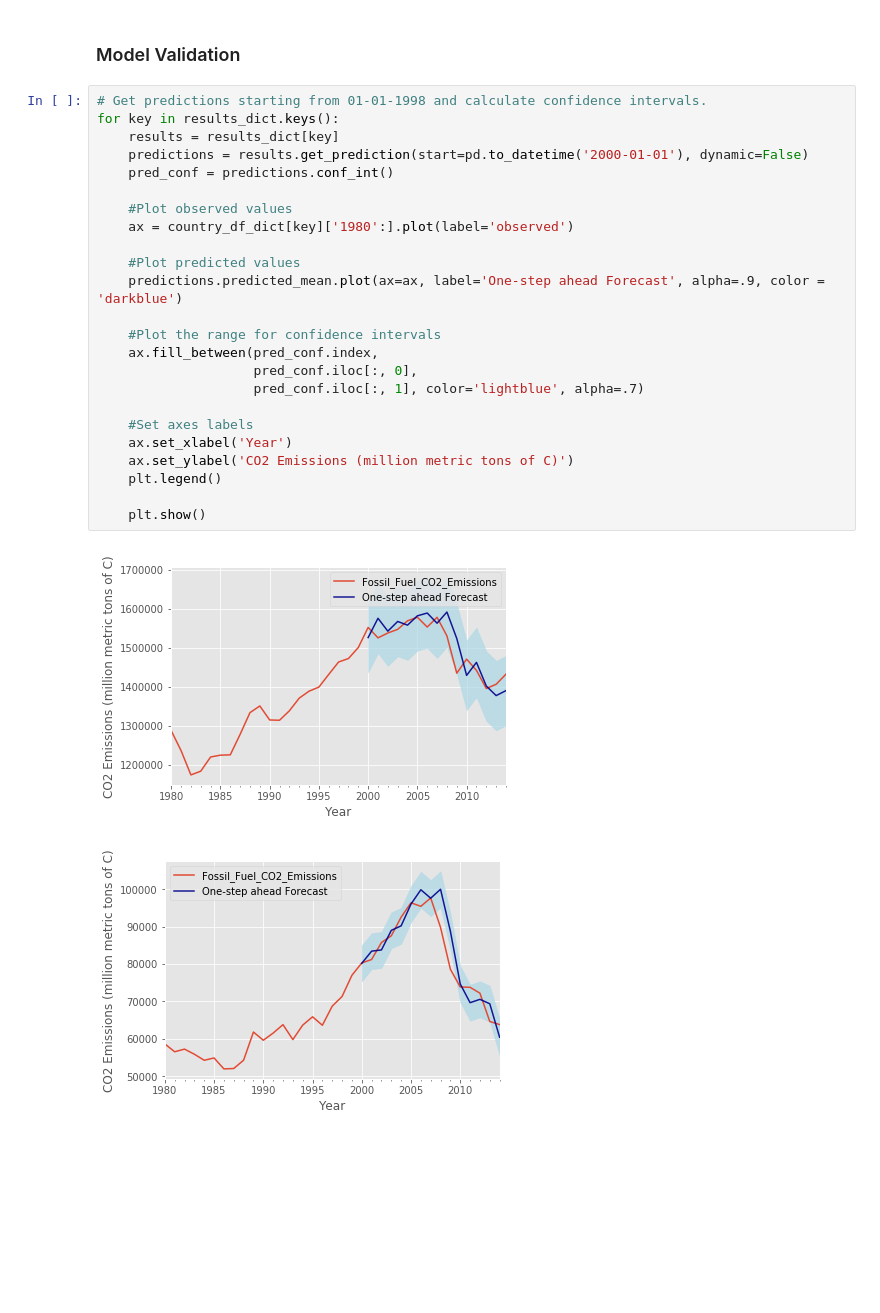
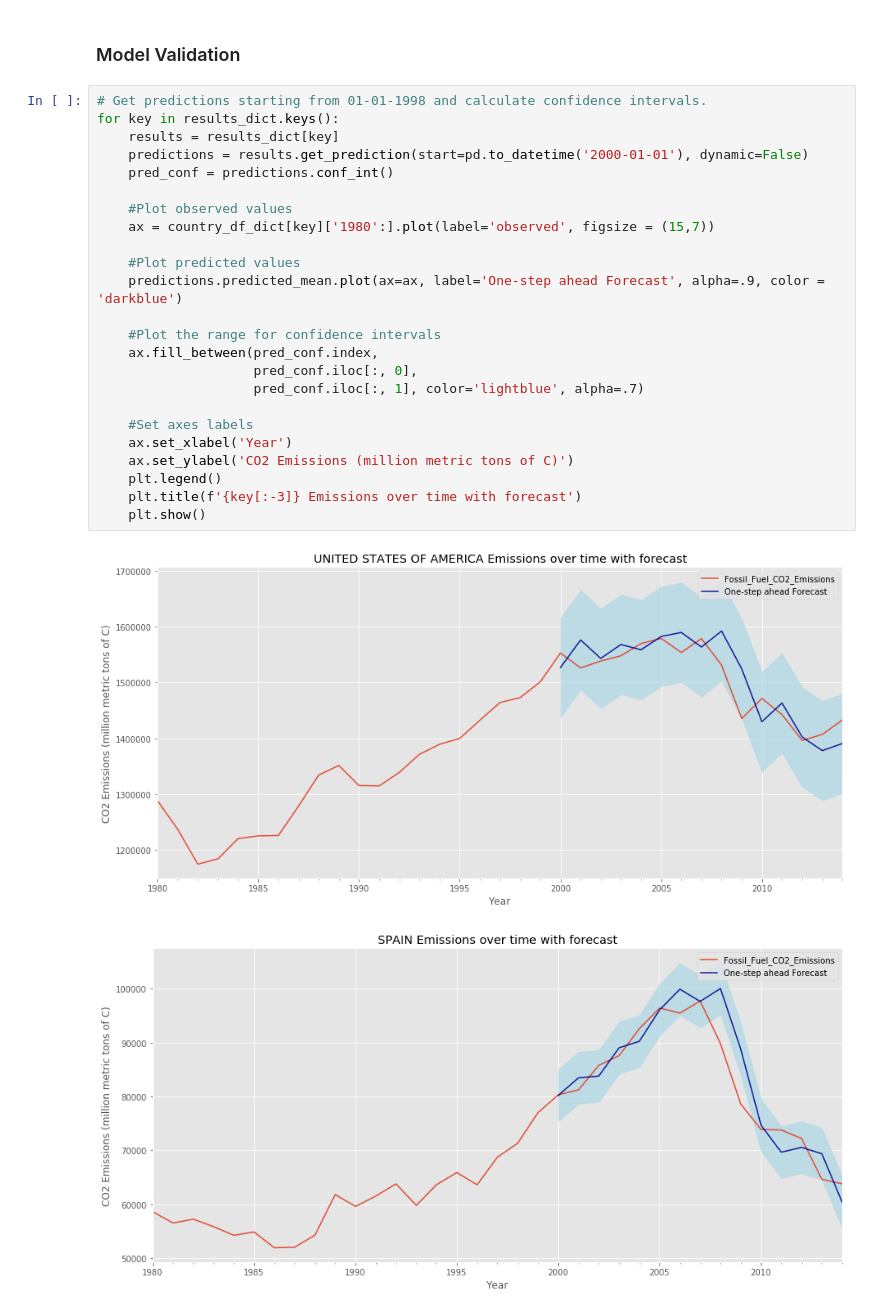
Before and after one commit to BenGeissel/Country-CO2-Emission-Time-Series-Analysis-Mod4Project, a Jupyter notebook: Mod4Project_workfile_Ben_v2.ipynb, the cells around one changed output. Saved outputs shown, nothing was run; the diff lists cells and outputs as text; blank space fills up the shorter version.

```diff
--- a/Mod4Project_workfile_Ben_v2.ipynb
+++ b/Mod4Project_workfile_Ben_v2.ipynb
@@ -391,27 +391,27 @@ Warnings:
 # %%
 # Get predictions starting from 01-01-1998 and calculate confidence intervals.
 for key in results_dict.keys():
     results = results_dict[key]
     predictions = results.get_prediction(start=pd.to_datetime('2000-01-01'), dynamic=False)
     pred_conf = predictions.conf_int()
 
     #Plot observed values
-    ax = country_df_dict[key]['1980':].plot(label='observed')
+    ax = country_df_dict[key]['1980':].plot(label='observed', figsize = (15,7))
 
     #Plot predicted values
     predictions.predicted_mean.plot(ax=ax, label='One-step ahead Forecast', alpha=.9, color = 'darkblue')
 
     #Plot the range for confidence intervals
     ax.fill_between(pred_conf.index,
                     pred_conf.iloc[:, 0],
                     pred_conf.iloc[:, 1], color='lightblue', alpha=.7)
 
     #Set axes labels
     ax.set_xlabel('Year')
     ax.set_ylabel('CO2 Emissions (million metric tons of C)')
     plt.legend()
-
+    plt.title(f'{key[:-3]} Emissions over time with forecast')
     plt.show()
 # %% [output]
-[figure, old version]
+[figure, new version]
-[figure, old version]
+[figure, new version]
```
Also changed, not shown: parts of 6 cells of this notebook.
